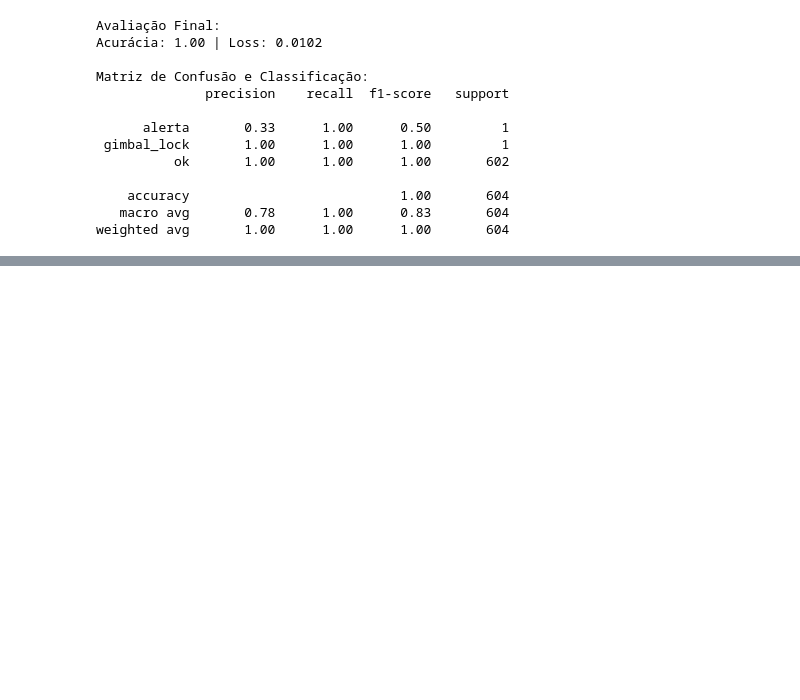
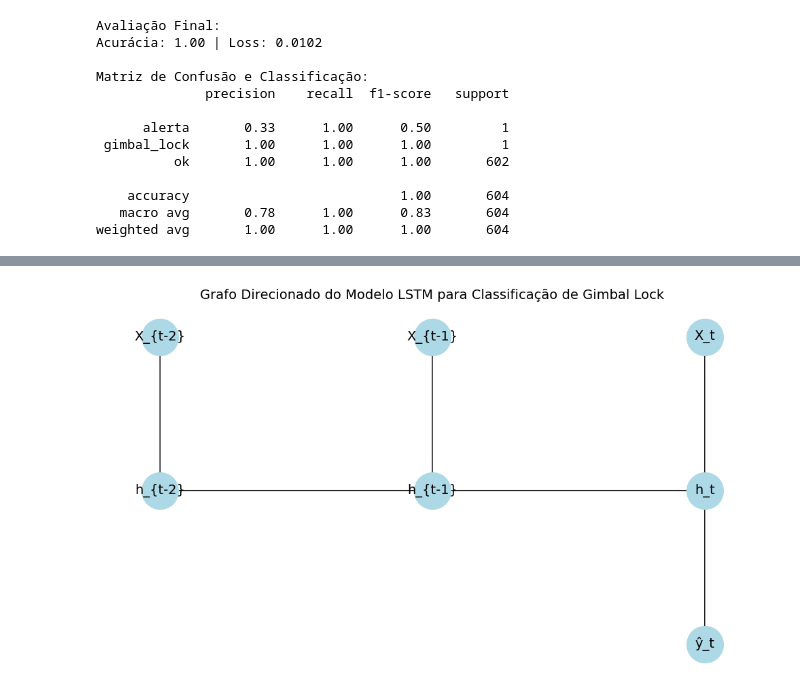
Before and after one commit to el-pitchula/GyroAI-SAT, a Jupyter notebook: notebooks/GimbalLock_IA_Classifier.ipynb, the cells around one changed output, grey strips where cells are left out. Saved outputs shown, nothing was run; the diff lists cells and outputs as text; code cells hidden in the pictures; blank space fills up the shorter version.

```diff
--- a/notebooks/GimbalLock_IA_Classifier.ipynb
+++ b/notebooks/GimbalLock_IA_Classifier.ipynb
@@ -371,3 +365,44 @@ Successfully installed networkx-3.4.2
 WARNING: Ignoring invalid distribution ~ip (C:\Users\jaysa.gabrielly\AppData\Local\Programs\Python\Python311\Lib\site-packages)
 WARNING: Ignoring invalid distribution ~ip (C:\Users\jaysa.gabrielly\AppData\Local\Programs\Python\Python311\Lib\site-packages)
 WARNING: Ignoring invalid distribution ~ip (C:\Users\jaysa.gabrielly\AppData\Local\Programs\Python\Python311\Lib\site-packages)
+# %%
+# Criação do grafo direcionado
+G = nx.DiGraph()
+
+# Nós de entrada (X_t)
+inputs = ['X_{t-2}', 'X_{t-1}', 'X_t']
+hidden = ['h_{t-2}', 'h_{t-1}', 'h_t']
+output = ['ŷ_t']
+
+# Adiciona os nós
+G.add_nodes_from(inputs + hidden + output)
+
+# Conexões entrada -> hidden
+for x, h in zip(inputs, hidden):
+    G.add_edge(x, h)
+
+# Conexões hidden -> hidden (recorrência)
+for i in range(len(hidden)-1):
+    G.add_edge(hidden[i], hidden[i+1])
+
+# Conexão última hidden -> saída
+G.add_edge(hidden[-1], output[0])
+
+# Posições customizadas para visualização
+pos = {
+    'X_{t-2}': (-2, 1), 'X_{t-1}': (0, 1), 'X_t': (2, 1),
+    'h_{t-2}': (-2, 0), 'h_{t-1}': (0, 0), 'h_t': (2, 0),
+    'ŷ_t': (2, -1)
+}
+
+# Desenho
+plt.figure(figsize=(10, 6))
+nx.draw_networkx_nodes(G, pos, node_size=1500, node_color='lightblue')
+nx.draw_networkx_labels(G, pos, font_size=14)
+nx.draw_networkx_edges(G, pos, arrowstyle='->', arrowsize=20)
+plt.title("Grafo Direcionado do Modelo LSTM para Classificação de Gimbal Lock", fontsize=14)
+plt.axis('off')
+plt.tight_layout()
+plt.show()
+# %% [output]
+[figure, added]
```
Also changed, not shown: parts of 1 cell of this notebook.
